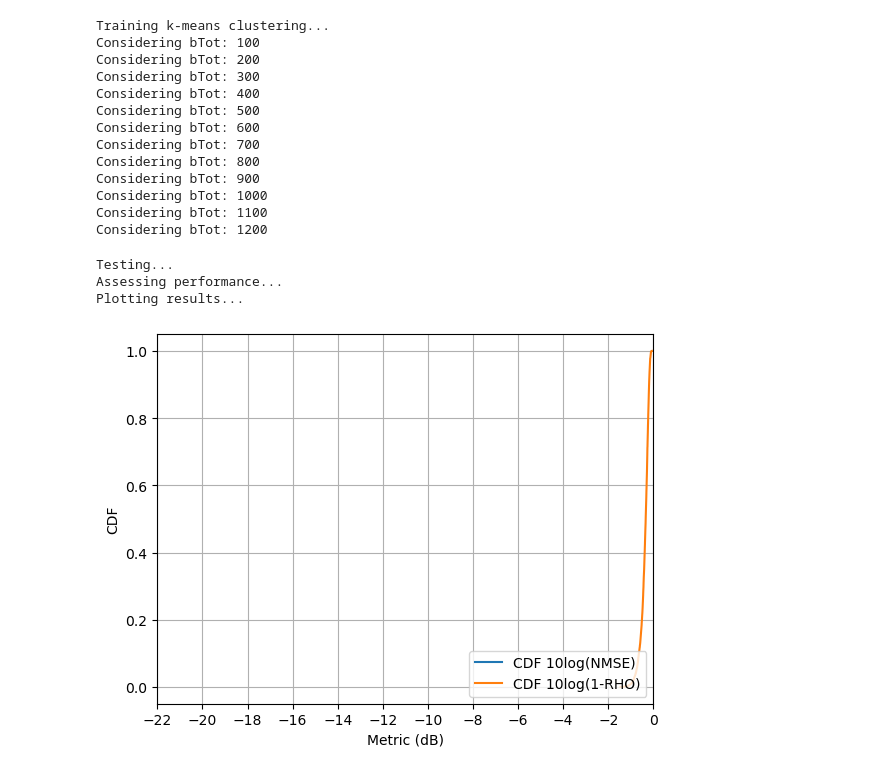
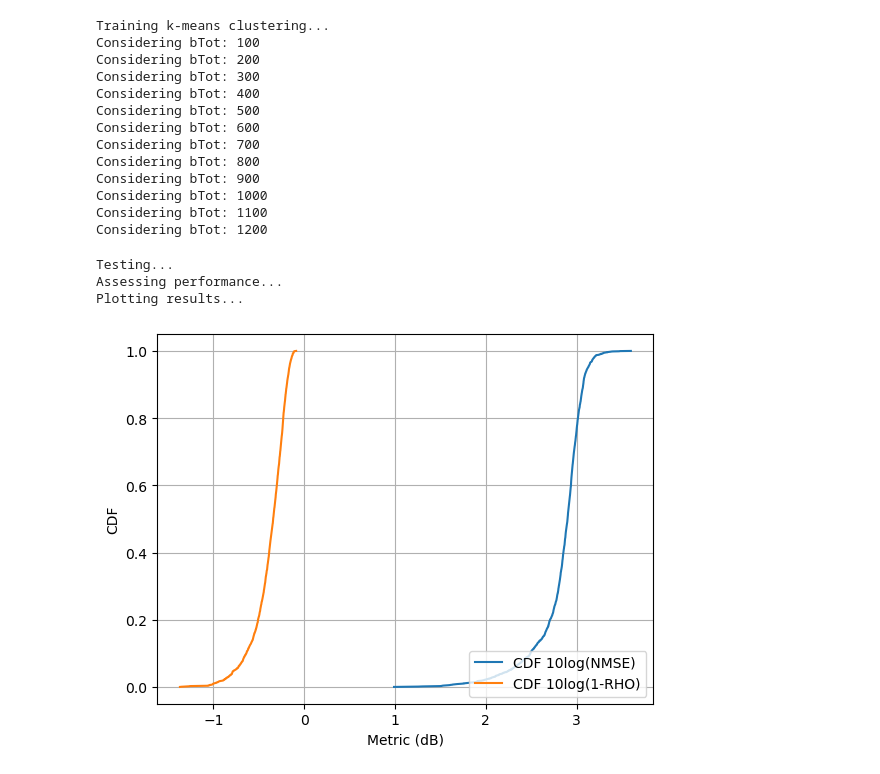
Before and after one commit to dziper/NonstaticCSI, a Jupyter notebook: reference/reference.ipynb, the cells around one changed output. Cells and saved outputs as stored; diff of their text form; code cells hidden in the pictures.

Commit message:
remove xlim

```diff
--- a/reference/reference.ipynb
+++ b/reference/reference.ipynb
@@ -346,33 +346,33 @@ for i in range(nTest):
     ch_h = HDL_ori_reconst[:, :, i]
     nmse[i] = func_nmse(ch_h, ch)  # Assumes func_nmse is defined
     rho[i] = func_rho(ch_h, ch)    # Assumes func_rho is defined
 
 # Plotting results
 print("Plotting results...")
 LineW = 1.5
 
 plt.figure()
 cdf_nmse = np.sort(10 * np.log10(nmse))
 cdf_rho = np.sort(10 * np.log10(1 - rho))
 
 probabilities = np.arange(1, len(cdf_nmse) + 1) / len(cdf_nmse)
 
 plt.plot(cdf_nmse, probabilities, label='CDF 10log(NMSE)', linewidth=LineW)
 plt.plot(cdf_rho, probabilities, label='CDF 10log(1-RHO)', linewidth=LineW)
 
-plt.xlim([-22, 0])
-plt.xticks(range(-22, 1, 2))
+# plt.xlim([-22, 0])
+# plt.xticks(range(-22, 1, 2))
 plt.xlabel('Metric (dB)')
 plt.ylabel('CDF')
 plt.legend(loc='lower right')
 plt.grid(True)
 plt.show()
 
 # Saving results
 np.save(f'nmse-BTot{BTot}-CR{CR}.npy', nmse)
 np.save(f'rho-BTot{BTot}-CR{CR}.npy', rho)
 # %% [output]
 Testing...
 Assessing performance...
 Plotting results...
-[figure, old version]
+[figure, new version]
```
